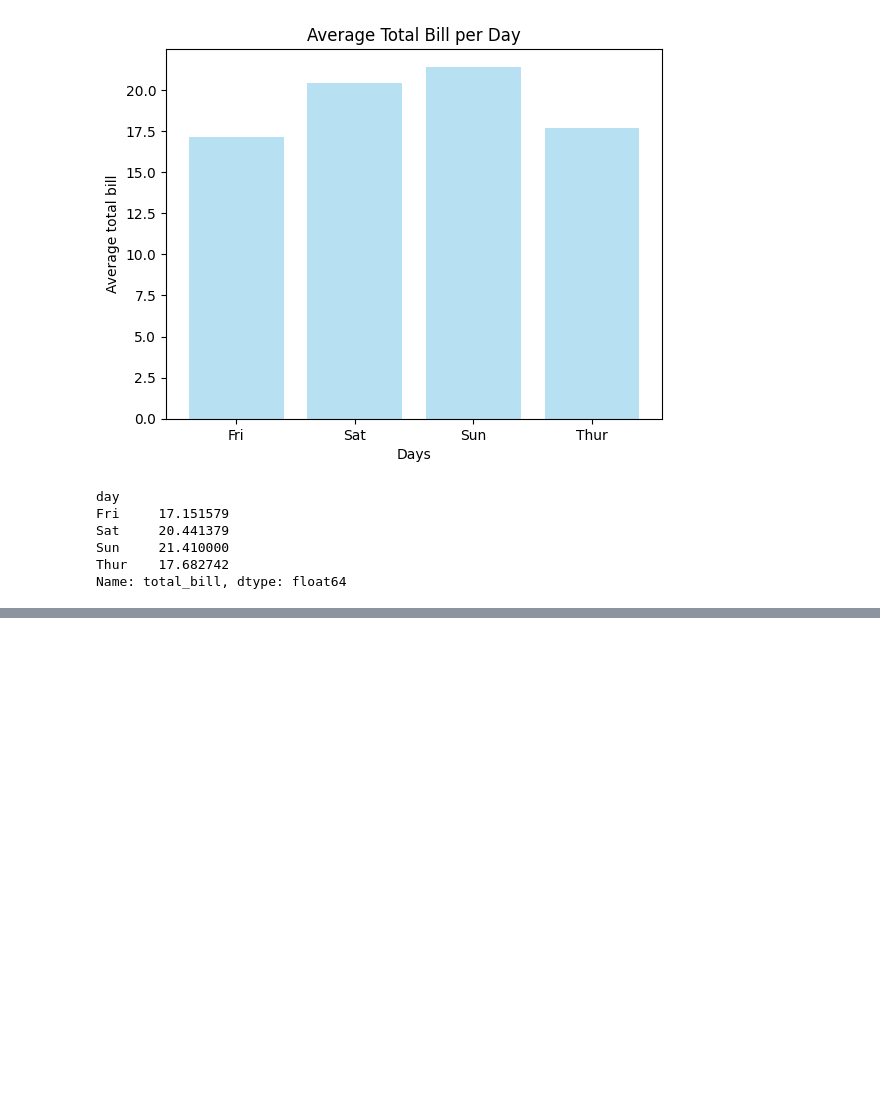
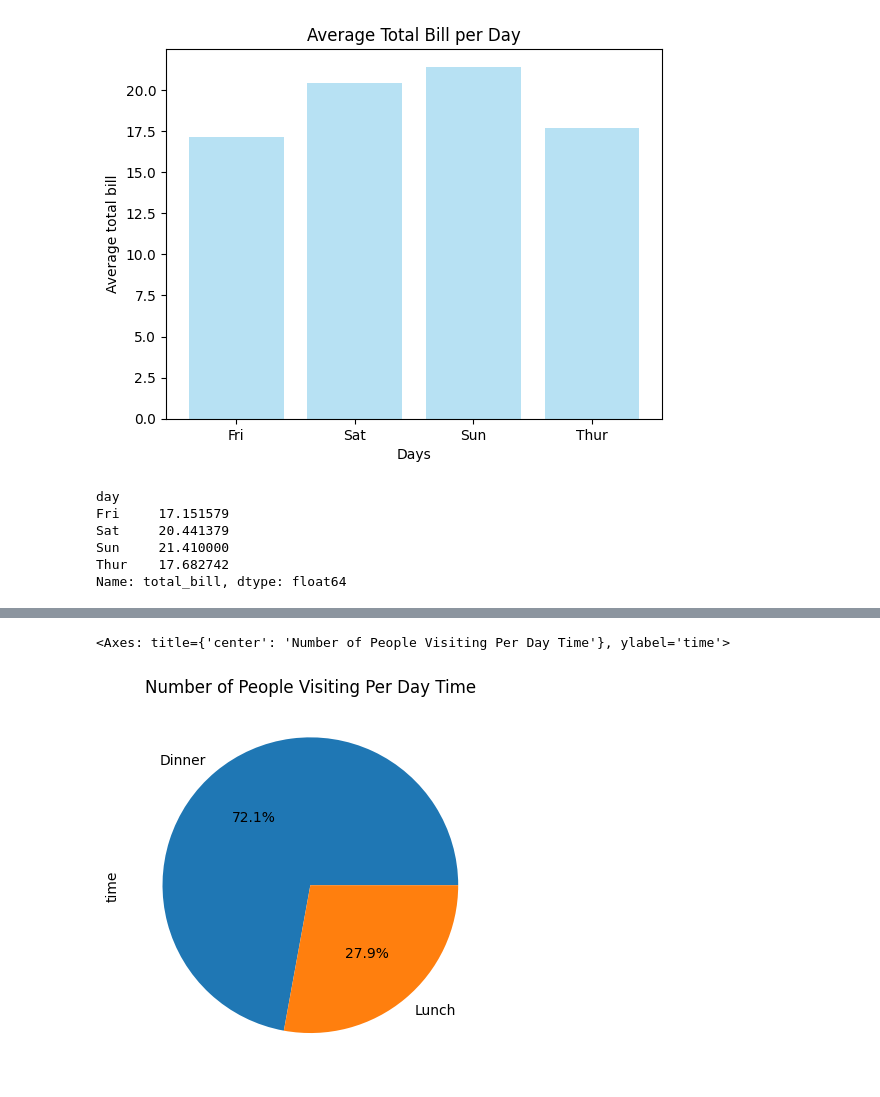
Before and after one commit to Jamie-Sanlam20/Python-SDDA-2025---Jamie, a Jupyter notebook: Day_21/01_pandas-II.ipynb, the cells around one changed output, grey strips where cells are left out. Saved outputs shown, nothing was run; the diff lists cells and outputs as text; code cells hidden in the pictures; blank space fills up the shorter version.

Commit message:
Visualisation: charts (matplot)

```diff
--- a/Day_21/01_pandas-II.ipynb
+++ b/Day_21/01_pandas-II.ipynb
@@ -837,0 +841,15 @@ Name: total_bill, dtype: float64
+# %%
+y_no_of_people_per_time = tips_df.groupby('time')['time'].count()
+
+y_no_of_people_per_time.plot(
+    kind='pie',
+    autopct='%1.1f%%',
+    title='Number of People Visiting Per Day Time'
+
+)
+
+# value count is a shorter way of group by
+# data scientists people doesn't like pie charts - goves you relative percentages (not actual values)
+# %% [output]
+<Axes: title={'center': 'Number of People Visiting Per Day Time'}, ylabel='time'>
+[figure, added]
```
Also changed, not shown: parts of 4 cells of this notebook.
